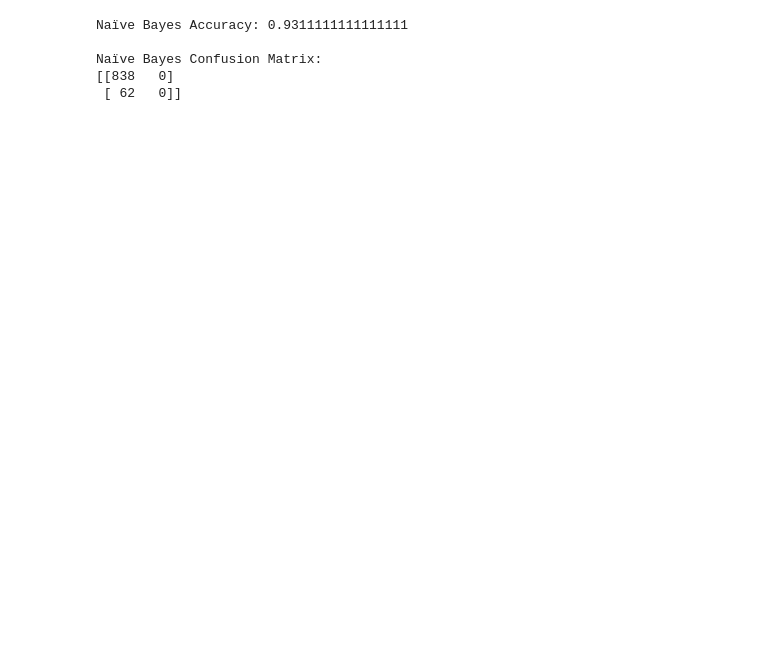
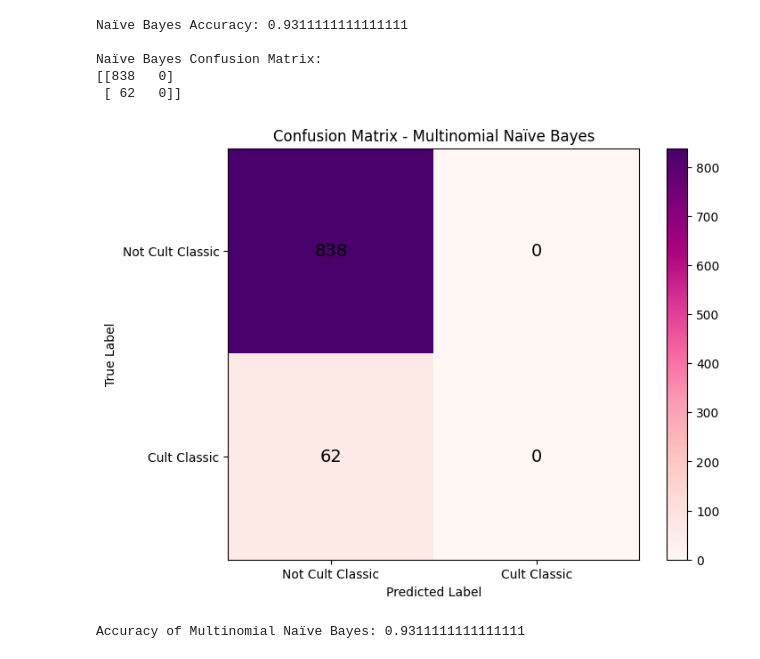
Before and after one commit to KenzieHensel/Project, a Jupyter notebook: Module_3/Logistic_Regression.ipynb, the cells around one changed output. Drawn from its saved outputs; the diff is of its cells as text; code cells hidden in the pictures; blank space fills up the shorter version.

```diff
--- a/Module_3/Logistic_Regression.ipynb
+++ b/Module_3/Logistic_Regression.ipynb
@@ -57,3 +90,29 @@ Naïve Bayes Accuracy: 0.9311111111111111
 Naïve Bayes Confusion Matrix:
 [[838   0]
  [ 62   0]]
+# %%
+# Confusion Matrix for Multinomial Naïve Bayes
+conf_matrix_nb = confusion_matrix(y_test, y_pred_nb)
+
+plt.figure(figsize=(8, 6))
+plt.imshow(conf_matrix_nb, cmap='RdPu', interpolation='nearest')
+plt.title('Confusion Matrix - Multinomial Naïve Bayes')
+plt.colorbar()
+plt.xticks(tick_marks, ['Not Cult Classic', 'Cult Classic'])
+plt.yticks(tick_marks, ['Not Cult Classic', 'Cult Classic'])
+plt.xlabel('Predicted Label')
+plt.ylabel('True Label')
+
+# Annotating the confusion matrix with values
+for i in range(2):
+    for j in range(2):
+        plt.text(j, i, str(conf_matrix_nb[i, j]), horizontalalignment='center', verticalalignment='center', fontsize=14)
+
+plt.savefig('confusion_matrix_multinomial_nb.png')
+plt.show()
+
+# Print the accuracy
+print("Accuracy of Multinomial Naïve Bayes:", accuracy_score(y_test, y_pred_nb))
+# %% [output]
+[figure, added]
+Accuracy of Multinomial Naïve Bayes: 0.9311111111111111
```
Also changed, not shown: parts of 5 cells of this notebook, 2 other files.
